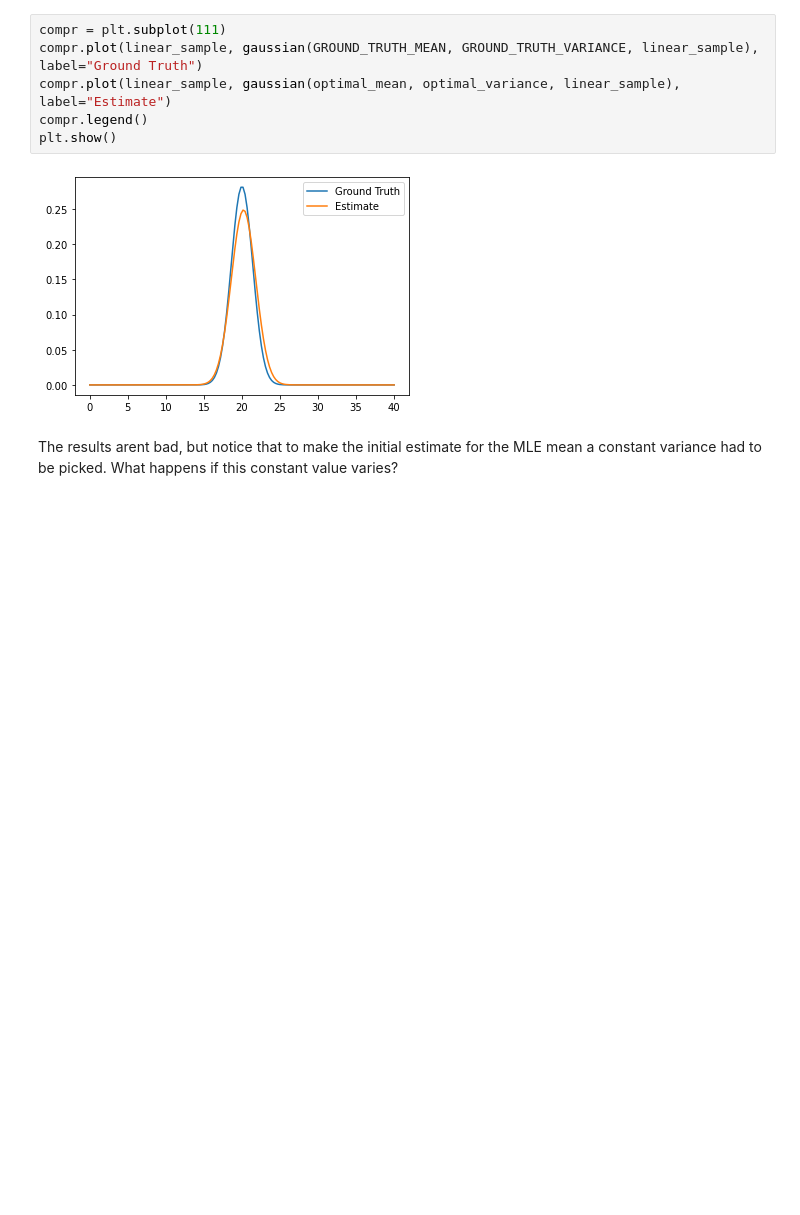
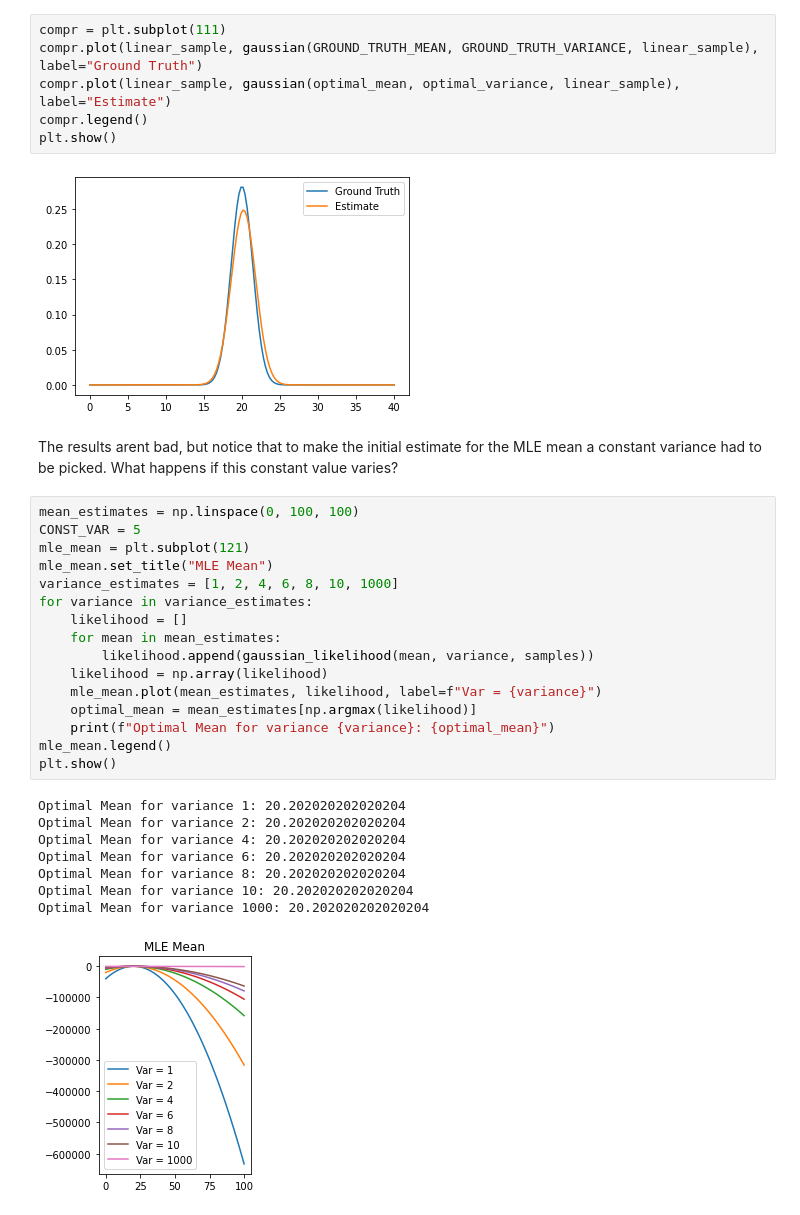
Before and after one commit to adibshalekeen/machinelearningblogs, a Jupyter notebook: Maximum_Likelihood_Estimation/Maximum Likelihood Estimation.ipynb, the cells around one changed output. Drawn from its saved outputs; the diff is of its cells as text; blank space fills up the shorter version.

```diff
--- a/Maximum_Likelihood_Estimation/Maximum Likelihood Estimation.ipynb
+++ b/Maximum_Likelihood_Estimation/Maximum Likelihood Estimation.ipynb
@@ -372,3 +372,28 @@ plt.show()
 [figure]
 # %% [markdown]
 The results arent bad, but notice that to make the initial estimate for the MLE mean a constant variance had to be picked. What happens if this constant value varies?
+# %%
+mean_estimates = np.linspace(0, 100, 100)
+CONST_VAR = 5
+mle_mean = plt.subplot(121)
+mle_mean.set_title("MLE Mean")
+variance_estimates = [1, 2, 4, 6, 8, 10, 1000]
+for variance in variance_estimates:
+    likelihood = []
+    for mean in mean_estimates:
+        likelihood.append(gaussian_likelihood(mean, variance, samples))
+    likelihood = np.array(likelihood)
+    mle_mean.plot(mean_estimates, likelihood, label=f"Var = {variance}")
+    optimal_mean = mean_estimates[np.argmax(likelihood)]
+    print(f"Optimal Mean for variance {variance}: {optimal_mean}")
+mle_mean.legend()
+plt.show()
+# %% [output]
+Optimal Mean for variance 1: 20.202020202020204
+Optimal Mean for variance 2: 20.202020202020204
+Optimal Mean for variance 4: 20.202020202020204
+Optimal Mean for variance 6: 20.202020202020204
+Optimal Mean for variance 8: 20.202020202020204
+Optimal Mean for variance 10: 20.202020202020204
+Optimal Mean for variance 1000: 20.202020202020204
+[figure, added]
```
Also changed, not shown: parts of 4 cells of this notebook.
